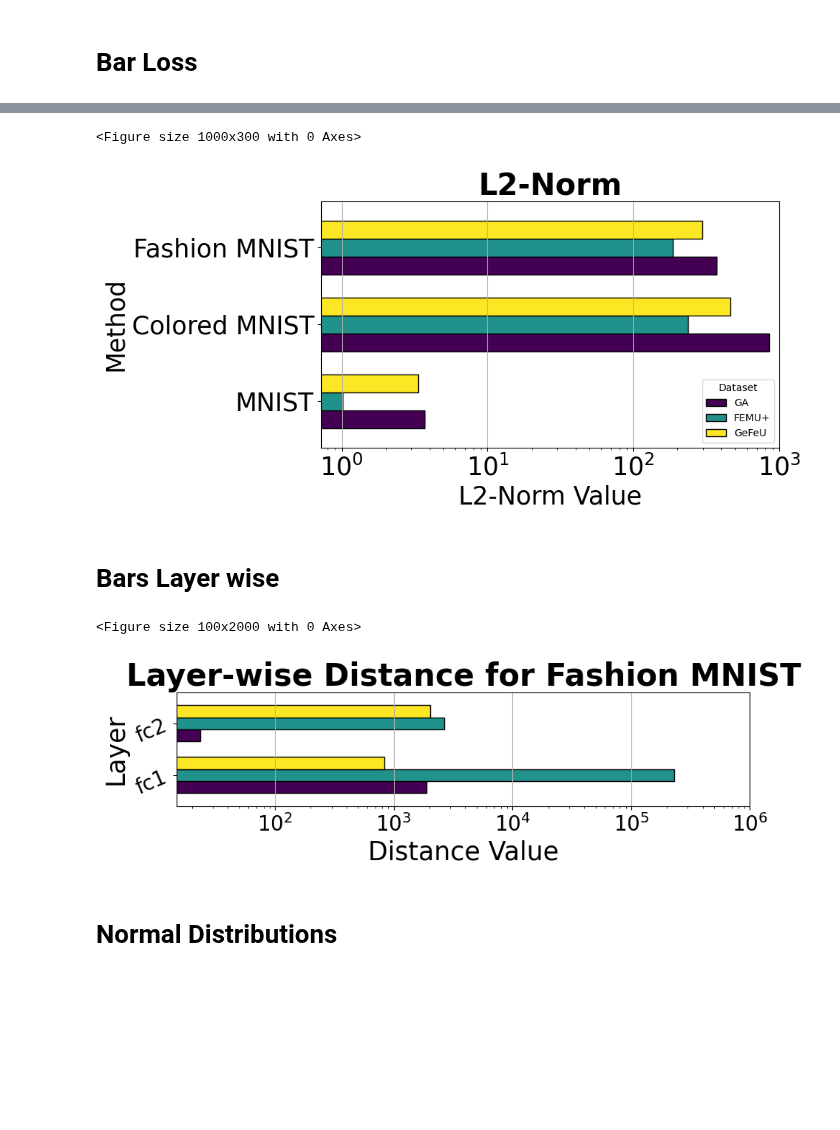
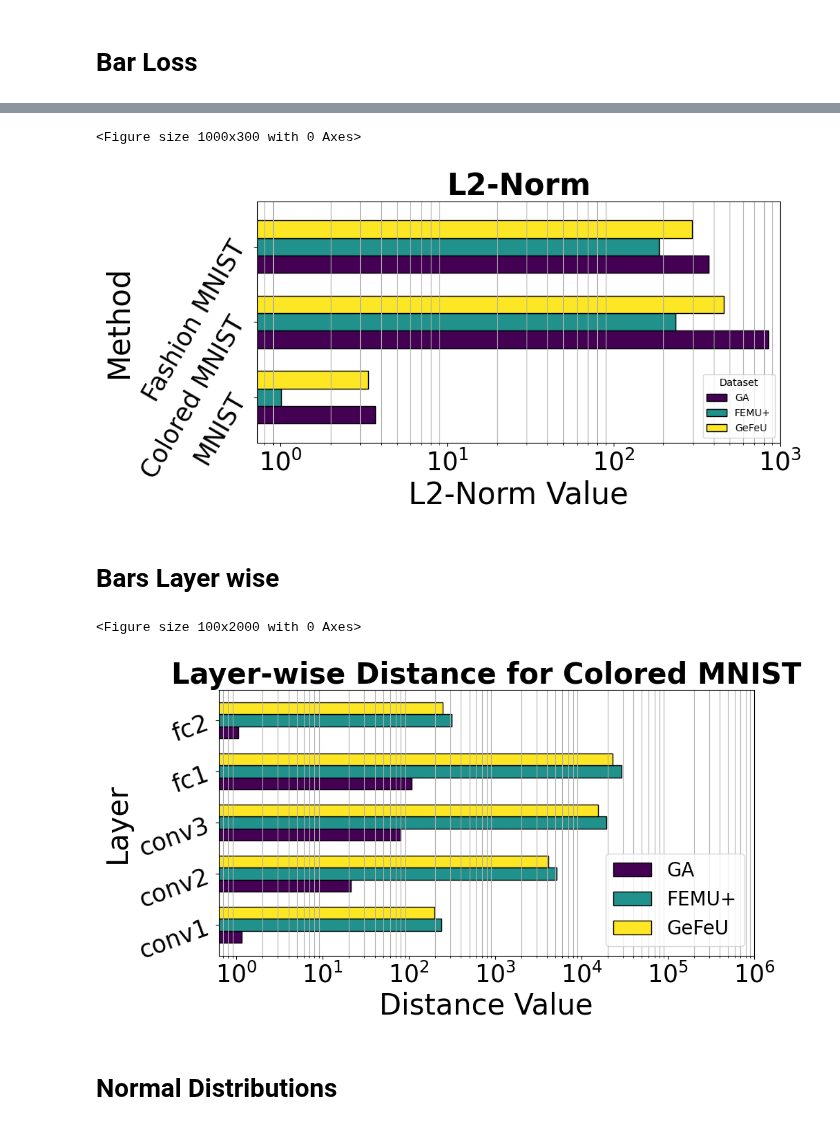
Before and after one commit to MoraiT01/study_on_unlearning, a Jupyter notebook: notebooks/graphics.ipynb, the cells around one changed output, grey strips where cells are left out. Drawn from its saved outputs; the diff is of its cells as text; code cells hidden in the pictures; blank space fills up the shorter version.

Commit message:
improved graphics

```diff
--- a/notebooks/graphics.ipynb
+++ b/notebooks/graphics.ipynb
@@ -148,22 +148,22 @@ df.plot(kind="barh", colormap="viridis", edgecolor="black", width=0.7, figsize=(
 
 # Labels & Title
 plt.title("L2-Norm", fontsize=30, fontweight="bold")
-plt.ylabel("Method", fontsize=25)
-plt.xlabel("L2-Norm Value", fontsize=25)
+plt.ylabel("Method", fontsize=30)
+plt.xlabel("L2-Norm Value", fontsize=30)
 plt.xticks(fontsize=25)
 plt.xscale("log")
 plt.xlim(0, 1000)
-plt.yticks(rotation=0, fontsize=25)
+plt.yticks(rotation=60, fontsize=25)
 
 plt.legend(title="Dataset")
-plt.grid(True, axis="x")
+plt.grid(True, axis="x", which="minor")
 
 # Show plot
 plt.tight_layout()
 plt.show()
 # %% [output]
 <Figure size 1000x300 with 0 Axes>
-[figure, old version]
+[figure, new version]
 # %% [markdown]
 # Bars Layer wise
 # %%
@@ -184,14 +184,14 @@ values = np.array([
     [0.05,       6.69, 5.555],
 ])
 # fmnist
-values = np.array([
-    [1890.64, 229736.24, 574.84 ],
-    [3.87, 372.16, 253.44],
-    [23.6, 2634.54, 1998.73],
-    [0.037, 25.06, 18.38],
-])
+# values = np.array([
+#     [1890.64, 229736.24, 574.84 ],
+#     [3.87, 372.16, 253.44],
+#     [23.6, 2634.54, 1998.73],
+#     [0.037, 25.06, 18.38],
+# ])
 
-if False:
+if True:
     layers = ["conv1.weights",
         "conv1.biases",
         "conv2.weights",
@@ -211,42 +211,42 @@ if False:
         [79.56,19352.44,15557.75,],
         [0.14,46.62,34.71,],
         [107.82,28955.56,  22786.43,],
         [0.11,39.25,26.01,],
         [0.92,311.77,247.01,],
         [0.12,1.2,0.89,],
     ])
 
 # add every 2 row in the np.array values together
 new_values = values[::2] + values[1::2]
 values = new_values
 # remove every 2 entry in the  layers list
 layers = layers[::2]
 layers = [l.split(".")[0] for l in layers]
 
 # Convert data to a Pandas DataFrame
 df = pd.DataFrame(values, index=layers, columns=methods)
 
 # Plot settings
 plt.figure(figsize=(1, 20))
 
-df.plot(kind="barh", colormap="viridis", edgecolor="black", width=0.7, figsize=(10, 2))  # Horizontal bars, closer together
+df.plot(kind="barh", colormap="viridis", edgecolor="black", width=0.7, figsize=(10, 5))  # Horizontal bars, closer together
 
 # Labels & Title
-plt.title("Layer-wise Distance for Fashion MNIST", fontsize=30, fontweight="bold")
-plt.ylabel("Layer", fontsize=25)
-plt.yticks(rotation=23, fontsize=20)
-plt.xlabel("Distance Value", fontsize=25)
-plt.xticks(fontsize=20)
-plt.legend(fontsize=20).remove()
+plt.title("Layer-wise Distance for Colored MNIST", fontsize=30, fontweight="bold")
+plt.ylabel("Layer", fontsize=30)
+plt.yticks(rotation=20, fontsize=25)
+plt.xlabel("Distance Value", fontsize=30)
+plt.xticks(fontsize=25)
+plt.legend(fontsize=20)
 
 plt.xscale("log")
 plt.xlim(0, 1000000)
-plt.grid(True, axis="x")
+plt.grid(True, axis="x", which="minor")
 # Show plot
 plt.show()
 # %% [output]
 <Figure size 100x2000 with 0 Axes>
-[figure, old version]
+[figure, new version]
 # %% [markdown]
 # Normal Distributions
 # %%
```
Also changed, not shown: parts of 4 cells of this notebook.
